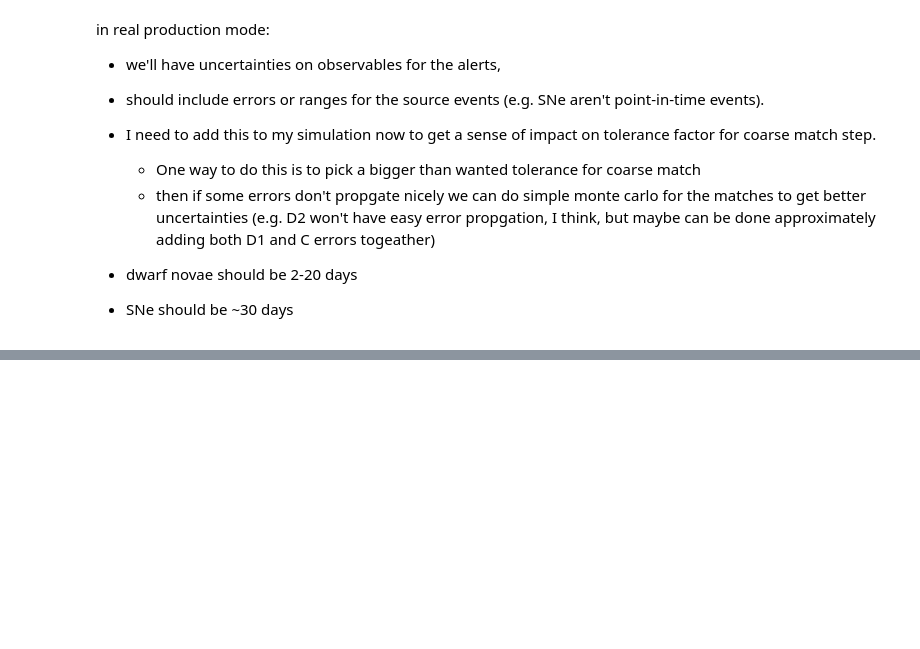
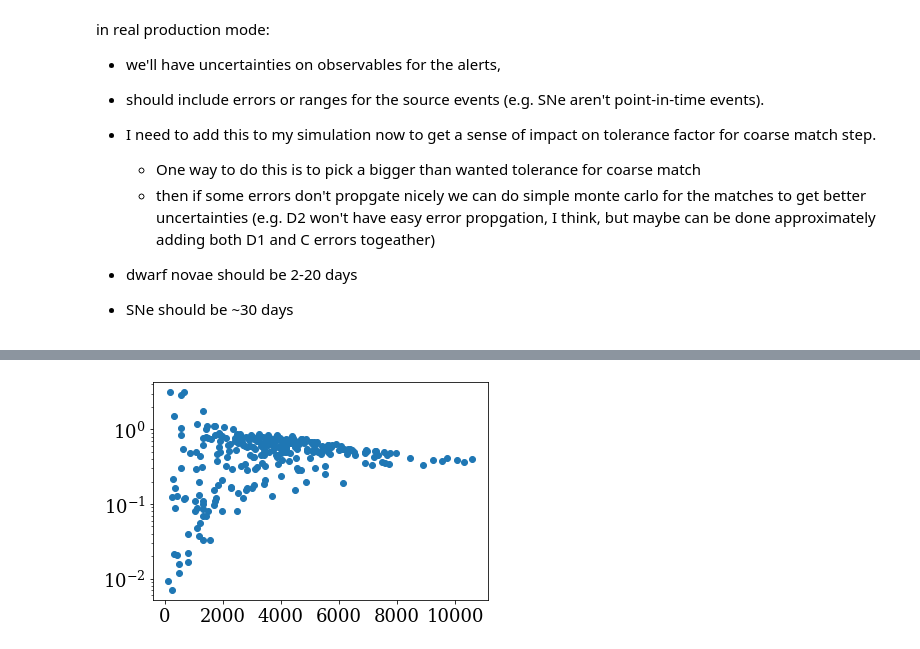
Before and after one commit to jradavenport/daen, a Jupyter notebook: code/workflow_outline.ipynb, the cells around one changed output, grey strips where cells are left out. Saved outputs shown, nothing was run; the diff lists cells and outputs as text; code cells hidden in the pictures; blank space fills up the shorter version.

```diff
--- a/code/workflow_outline.ipynb
+++ b/code/workflow_outline.ipynb
@@ -213,0 +222,9 @@ in real production mode:
+# %%
+# cleaned up table a little bit
+tbl = Table.read('galnovae.txt', format='ascii.fixed_width_no_header',
+                 col_starts=(0, 14, 19, 22, 31, 44, 59, 73, 103, 110, 118, 140),
+                 names=('NOVA', 'YEAR', 'MM', 'DD', 'VARIABLE', 'RA', 'DEC',
+                        'mags', 'T3', 'CLASS', 'OBSCURE XID', 'DISCOVERER(S)'),
+                 data_start=1)
+
+df = tbl.to_pandas()
@@ -213,0 +242,8 @@ in real production mode:
+# %%
+mtch = np.zeros(len(df), dtype='int')-1
+# i'm too lazy to figure out the pandas merge w/ this right now...
+for k in range(len(df)):
+    ok = gdata['col1'] == k
+    if sum(ok) > 0:
+        mtch[k] = np.where(ok)[0][0]
+# mtch
@@ -213,0 +258,3 @@ in real production mode:
+# %%
+aok = np.where(np.isfinite(df['YEAR']) & np.isfinite(df['MM']) &  np.isfinite(df['DD']) &
+               (df['MM'] <= 12) & (mtch > 0))[0]
@@ -213,0 +268,8 @@ in real production mode:
+# %%
+plt.scatter(gdata['rest'][mtch[aok]].values,
+            (gdata['B_rest'][mtch[aok]].values -
+             gdata['b_rest'][mtch[aok]].values) / gdata['rest'][mtch[aok]].values/2)
+
+plt.yscale('log')
+# %% [output]
+[figure, added]
```
Also changed, not shown: parts of 7 cells of this notebook, 1 other file.
